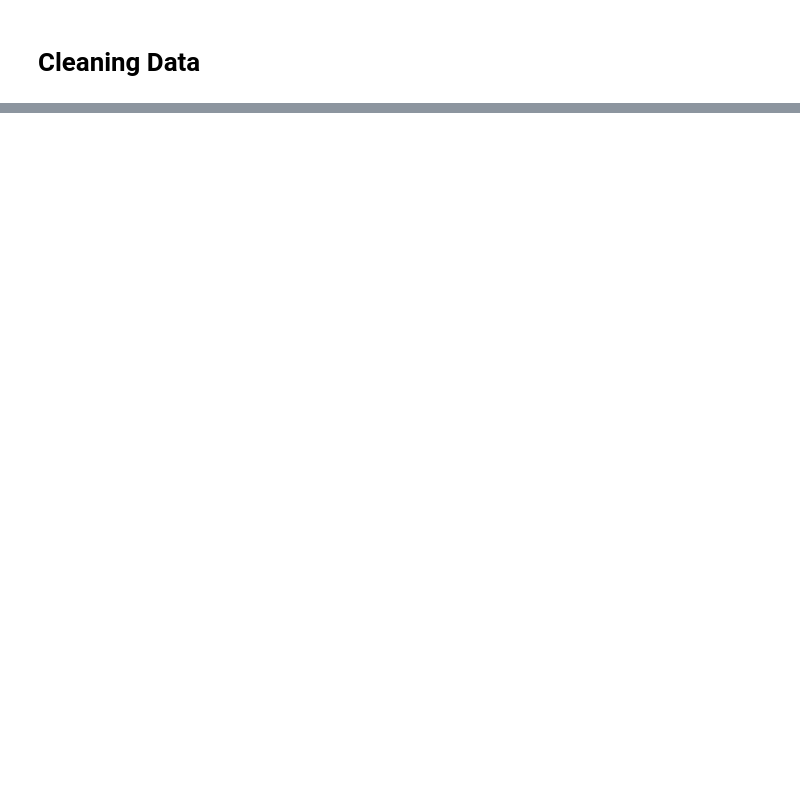
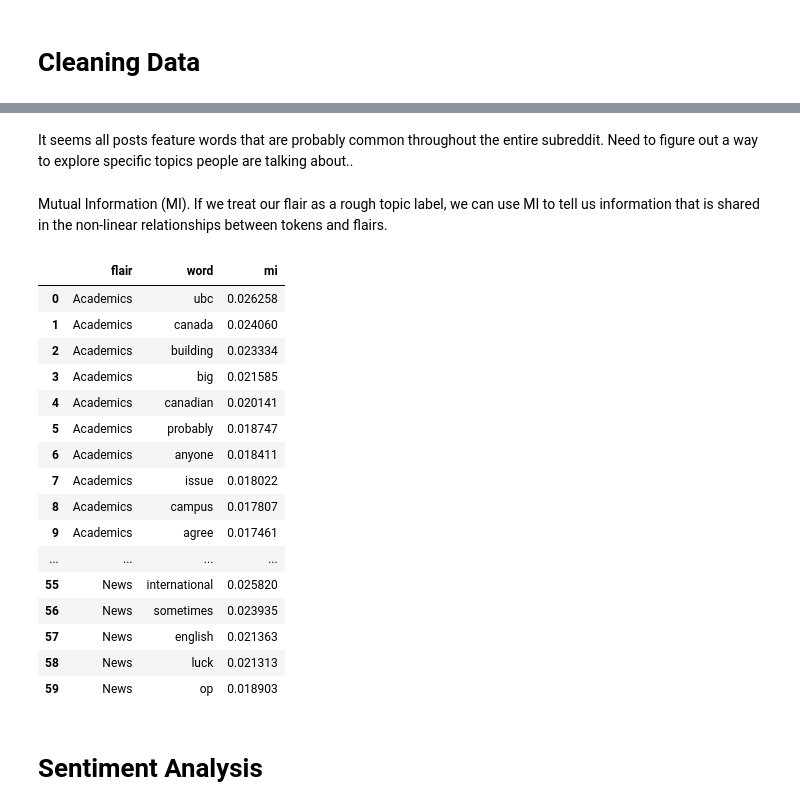
Before and after one commit to grace-ylin/uni-sentiment-analysis, a Jupyter notebook: data-collection/flairs.ipynb, the cells around one changed output, grey strips where cells are left out. Drawn from its saved outputs; the diff is of its cells as text; code cells hidden in the pictures; blank space fills up the shorter version.

```diff
--- a/data-collection/flairs.ipynb
+++ b/data-collection/flairs.ipynb
@@ -179,2 +183,0 @@ HQ Post
-# %%
-df['joined_text'] = df['lemmatized_tokens'].apply(lambda tokens: ' '.join(tokens))
@@ -231,0 +184,65 @@ display_topics(model, tf_feature_names, no_top_words)
+# %% [markdown]
+It seems all posts feature words that are probably common throughout the entire subreddit. Need to figure out a way to explore specific topics people are talking about..
+# %% [markdown]
+Mutual Information (MI). If we treat our flair as a rough topic label, we can use MI to tell us information that is shared in the non-linear relationships between tokens and flairs.
+# %%
+# 500 most common words
+top_500 = get_topk_words(df, 500)
+
+# Create matrix where columns have bool indicating whether specific post has a word
+mi_df = pd.DataFrame(df['flair'])
+
+for word, _ in top_500:
+    mi_df[word] = df['lemmatized_tokens'].apply(lambda tokens: int(word in tokens))
+# %%
+from sklearn.metrics import mutual_info_score
+
+def getMI(topk, df, label_column = 'flair'):
+
+    # Get flair names
+    unique_labels = df[label_column].unique()
+
+    # Placeholder df
+    overalldf = pd.DataFrame()
+
+    for flair in unique_labels:
+        miscore = []
+        label = df[label_column].copy()
+
+
+        label[label != flair] = 0
+        label[label == flair] = 1
+
+        # Get MI for topk words in flair
+        for word in topk:
+            miscore.append([word[0]] + [mutual_info_score(label, df[word[0]])] + [flair])
+
+        # Combine scores of all words for flair into df
+        miscoredf = pd.DataFrame(miscore).sort_values(1, ascending = False)
+        miscoredf.columns = ['word', 'mi', 'flair']
+        overalldf = pd.concat([overalldf, miscoredf])
+
+    return overalldf
+# %%
+mi_scores = getMI(top_500, mi_df)
+mi_scores.set_index(['word']).groupby('flair')['mi'].nlargest(10).reset_index()
+# %% [output]
+|  | flair | word | mi |
+| 0 | Academics | ubc | 0.026258 |
+| 1 | Academics | canada | 0.024060 |
+| 2 | Academics | building | 0.023334 |
+| 3 | Academics | big | 0.021585 |
+| 4 | Academics | canadian | 0.020141 |
+| 5 | Academics | probably | 0.018747 |
+| 6 | Academics | anyone | 0.018411 |
+| 7 | Academics | issue | 0.018022 |
+| 8 | Academics | campus | 0.017807 |
+| 9 | Academics | agree | 0.017461 |
+| ... | ... | ... | ... |
+| 55 | News | international | 0.025820 |
+| 56 | News | sometimes | 0.023935 |
+| 57 | News | english | 0.021363 |
+| 58 | News | luck | 0.021313 |
+| 59 | News | op | 0.018903 |
+# %% [markdown]
+# Sentiment Analysis
```
Also changed, not shown: parts of 15 cells of this notebook.
